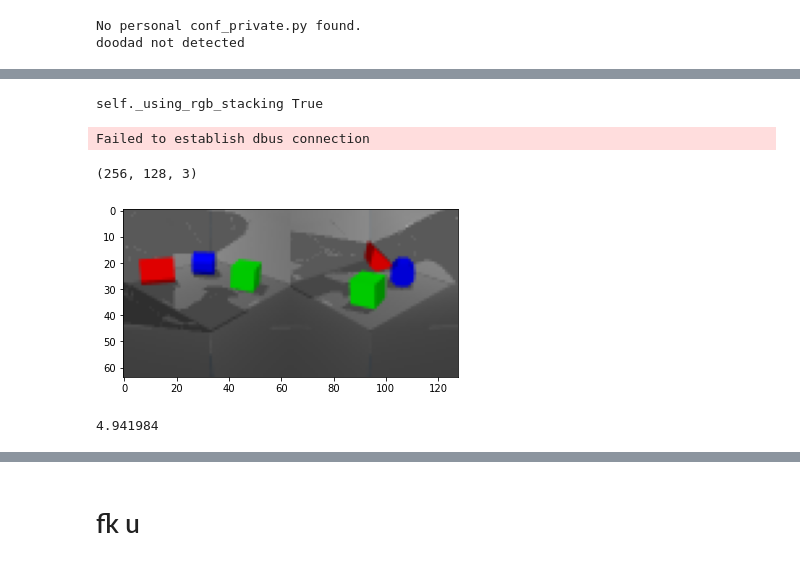
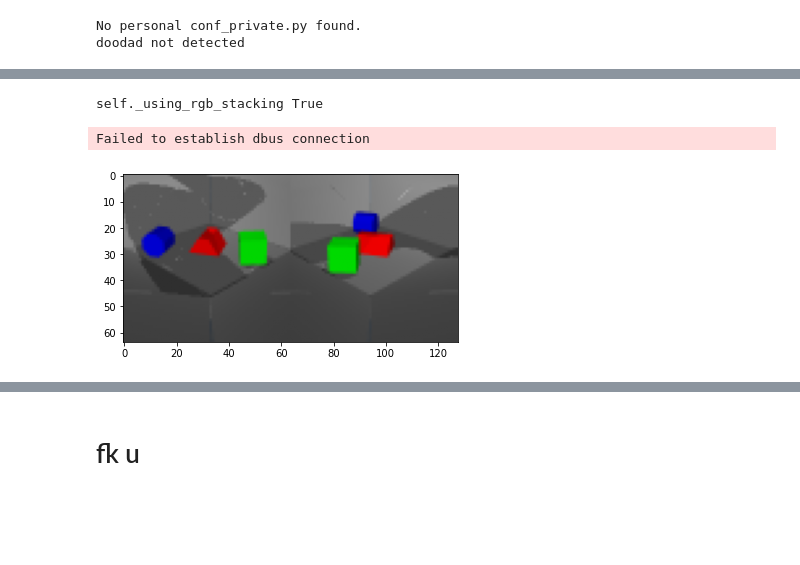
Before and after one commit to alfaevc/vlRLstack, a Jupyter notebook: testing.ipynb, the cells around one changed output, grey strips where cells are left out. Saved outputs shown, nothing was run; the diff lists cells and outputs as text; code cells hidden in the pictures; blank space fills up the shorter version.

```diff
--- a/testing.ipynb
+++ b/testing.ipynb
@@ -82,9 +154,6 @@ doodad not detected
 action = action = np.array([0, 0, 0, 0, 0], dtype=np.float32)
 env = dmc2gym.make(domain_name="rgb_stacking", task_name='rgb_test_triplet1')
 o = env.reset()
-out = env.step(action)
-env.observation_space.shape
 # %% [output]
 self._using_rgb_stacking True
 Failed to establish dbus connection
-(256, 128, 3)
@@ -91,16 +162,12 @@ Failed to establish dbus connection
 # %%
 import cv2
-img = out[0].reshape(128,256,3)
+img = out[0][:128*64*3].reshape((64, 128, 3))
 %matplotlib inline
 from matplotlib import pyplot as plt
 # plt.imshow(img)
-plt.imshow(cv2.resize(img, dsize=(128, 64)))
+plt.imshow(img)
 plt.show()
 # %% [output]
-[figure, old version]
+[figure, new version]
 # %%
 raise ValueError
-# %%
-1235496 * 32 /(8e6)
-# %% [output]
-4.941984
```
Also changed, not shown: parts of 16 cells of this notebook, 8 other files.
